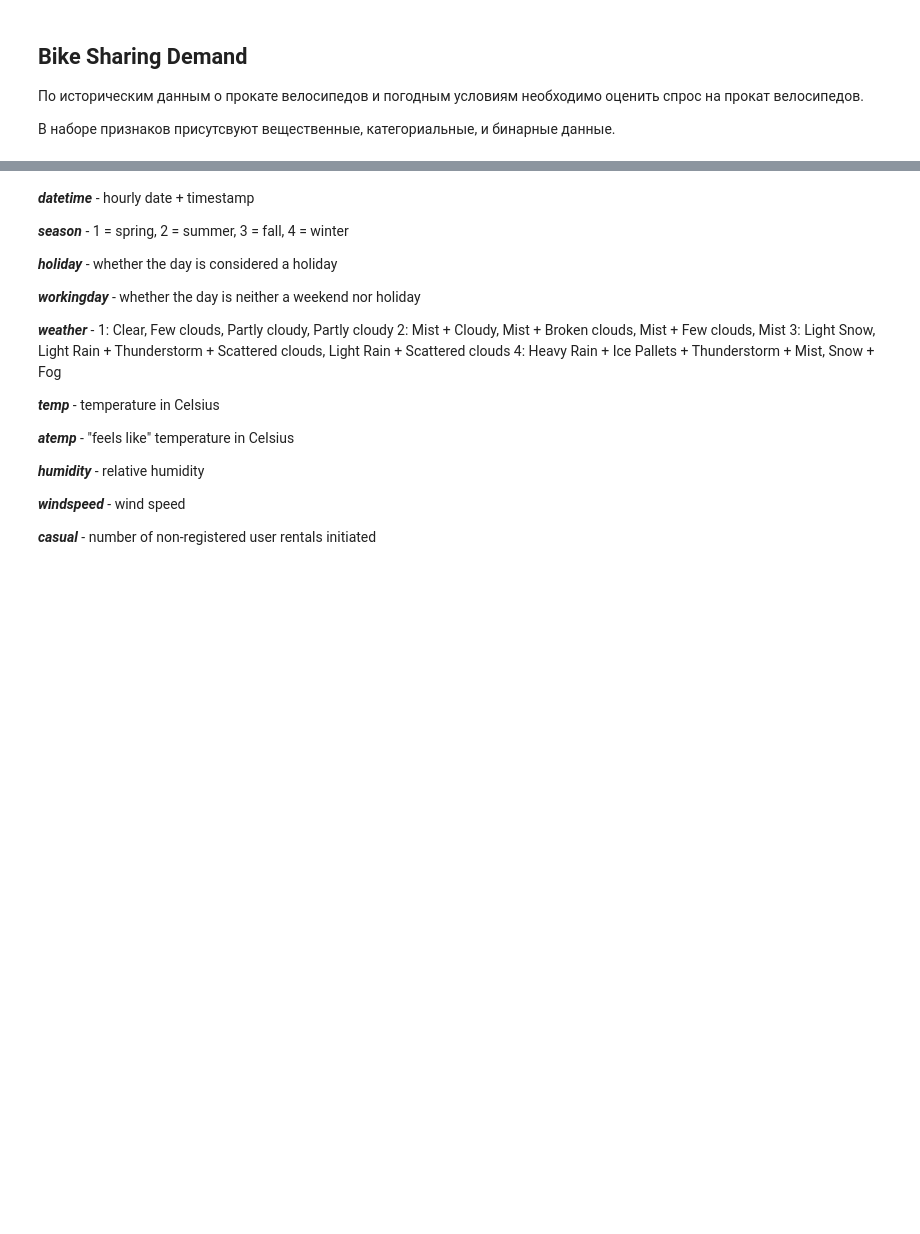
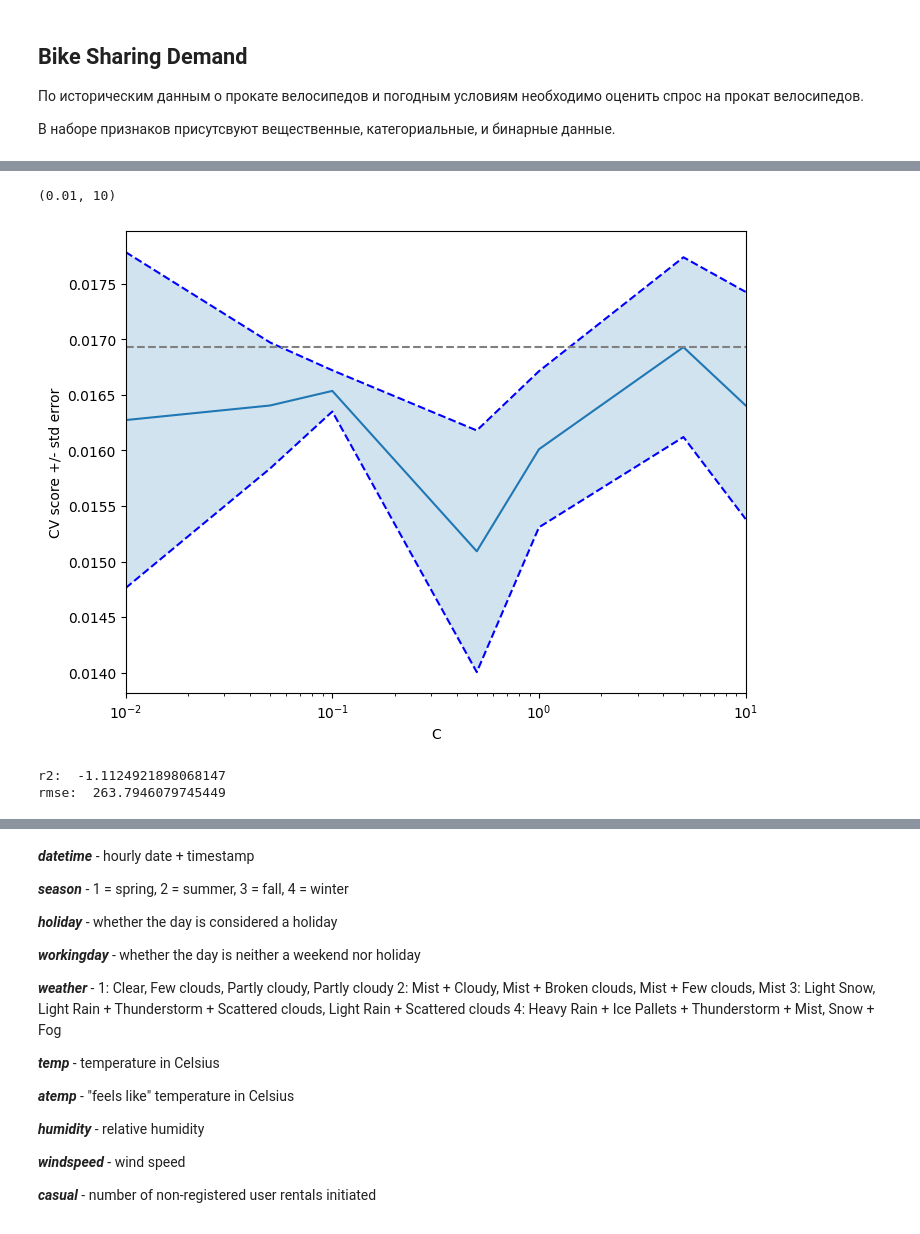
Before and after one commit to poslam/sem5-ds, a Jupyter notebook: work/4/4.ipynb, the cells around one changed output, grey strips where cells are left out. Drawn from its saved outputs; the diff is of its cells as text; code cells hidden in the pictures; blank space fills up the shorter version.

```diff
--- a/work/4/4.ipynb
+++ b/work/4/4.ipynb
@@ -218,0 +217,5 @@ pd.read_csv(
+# %%
+X = pd.read_csv("bike_sharing_demand.csv")
+y = X["count"]
+
+X.head(5)
@@ -218,0 +306,21 @@ pd.read_csv(
+# %%
+(X_train, X_test, y_train, y_test) = train_test_split(
+    X, y, test_size=0.3, random_state=69
+)
+# %%
+estimator = LogisticRegression()
+
+cv = 3
+cs = [0.01, 0.05, 0.1, 0.5, 1, 5, 10]
+max_iters = [100, 200, 300, 400]
+
+param_grid = {
+    "C": cs,
+    # "max_iter": max_iters,
+}
+
+grid = GridSearchCV(estimator, param_grid, cv=cv)
+
+grid.fit(X_train, y_train)
+
+grid.best_estimator_
@@ -218,0 +346,22 @@ pd.read_csv(
+# %%
+scores = grid.cv_results_["mean_test_score"]
+scores_std = grid.cv_results_["std_test_score"]
+
+plt.figure().set_size_inches(8, 6)
+plt.semilogx(cs, scores)
+
+std_error = scores_std / np.sqrt(cv)
+
+plt.semilogx(cs, scores + std_error, "b--")
+plt.semilogx(cs, scores - std_error, "b--")
+
+# alpha=0.2 controls the translucency of the fill color
+plt.fill_between(cs, scores + std_error, scores - std_error, alpha=0.2)
+
+plt.ylabel("CV score +/- std error")
+plt.xlabel("C")
+plt.axhline(np.max(scores), linestyle="--", color=".5")
+plt.xlim([cs[0], cs[-1]])
+# %% [output]
+(0.01, 10)
+[figure, added]
@@ -218,0 +370,9 @@ pd.read_csv(
+# %%
+r2 = r2_score(y_test, y_pred)
+rmse = root_mean_squared_error(y_test, y_pred)
+
+print("r2: ", r2)
+print("rmse: ", rmse)
+# %% [output]
+r2:  -1.1124921898068147
+rmse:  263.7946079745449
```
Also changed, not shown: parts of 18 cells of this notebook.
